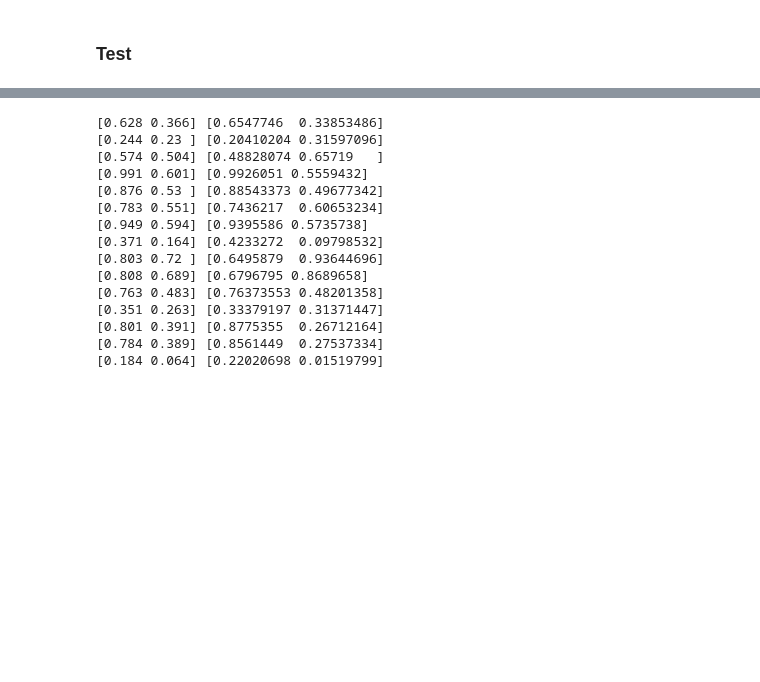
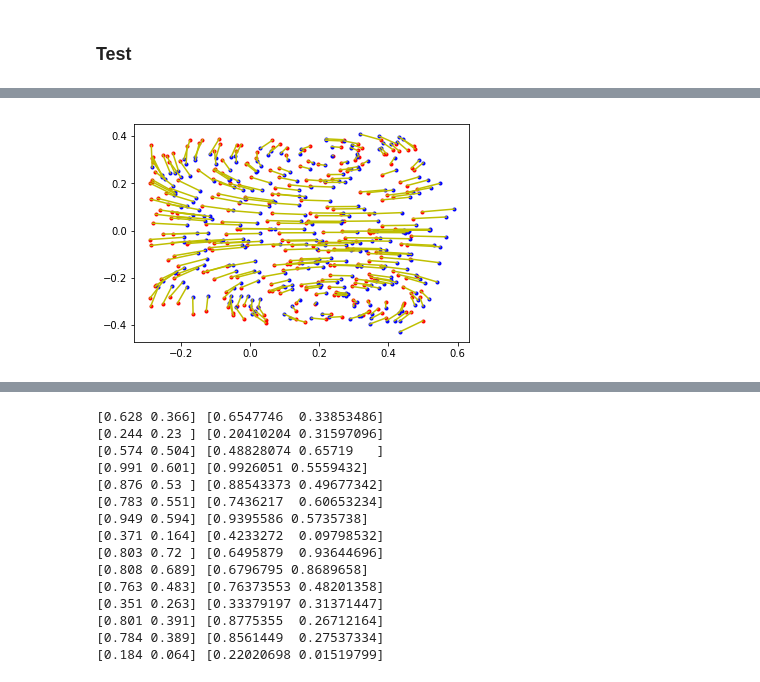
Before and after one commit to jorchard/peBogacz, a Jupyter notebook: python/runme2.ipynb, the cells around one changed output, grey strips where cells are left out. Saved outputs shown, nothing was run; the diff lists cells and outputs as text; code cells hidden in the pictures; blank space fills up the shorter version.

```diff
--- a/python/runme2.ipynb
+++ b/python/runme2.ipynb
@@ -429,3 +428,13 @@ for k in range(n):
+# %%
+n = 300
+plt.plot(np.array(testing_input[:n,0]), np.array(testing_input[:n,1]), 'r.');
+plt.plot(np.array(testing_output[:n,0]), np.array(testing_output[:n,1]), 'b.');
+for k in range(n):
+    st = [testing_input[k,0], testing_output[k,0]]
+    en = [testing_input[k,1], testing_output[k,1]]
+    plt.plot(st, en, 'y')
+# %% [output]
+[figure, added]
 # %%
 net.Reset()
 net.SetTau(0.08)
```
Also changed, not shown: parts of 10 cells of this notebook, 15 other files.
